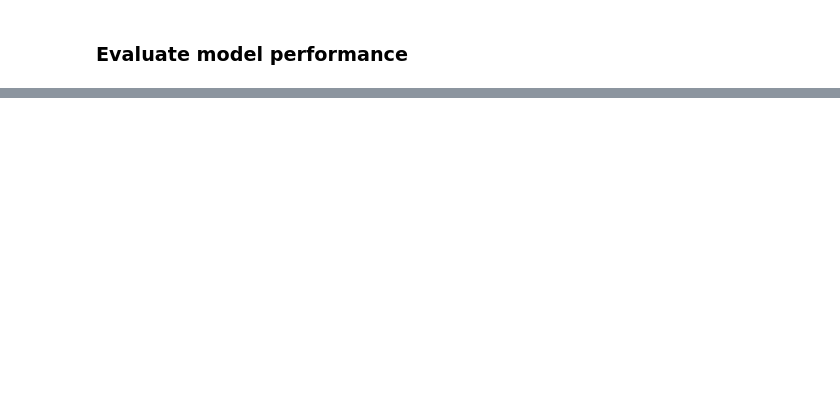
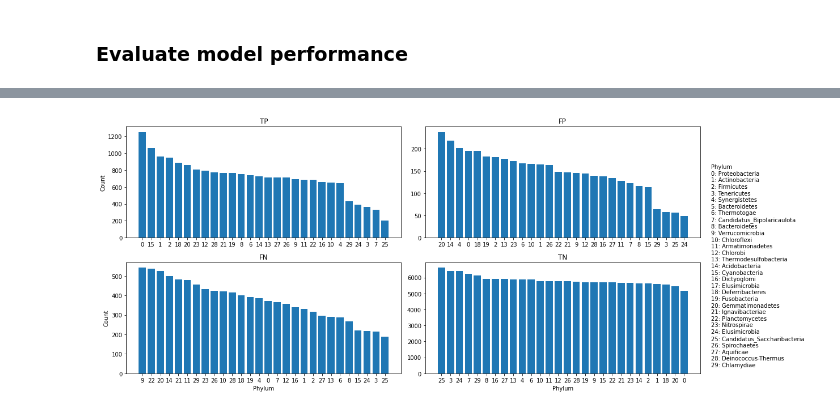
Before and after one commit to natasha-dudek/DeepGenomeVector, a Jupyter notebook: main.ipynb, the cells around one changed output, grey strips where cells are left out. Saved outputs shown, nothing was run; the diff lists cells and outputs as text; code cells hidden in the pictures; blank space fills up the shorter version.

```diff
--- a/main.ipynb
+++ b/main.ipynb
@@ -409,0 +319,4 @@ print("Best config is:", analysis.get_best_config(metric="test_f1"))
+# %%
+analyze_model.tax_cm_histogram(phylum_stats, save_path)
+# %% [output]
+[figure, added]
```
Also changed, not shown: parts of 35 cells of this notebook, 4 other files.
